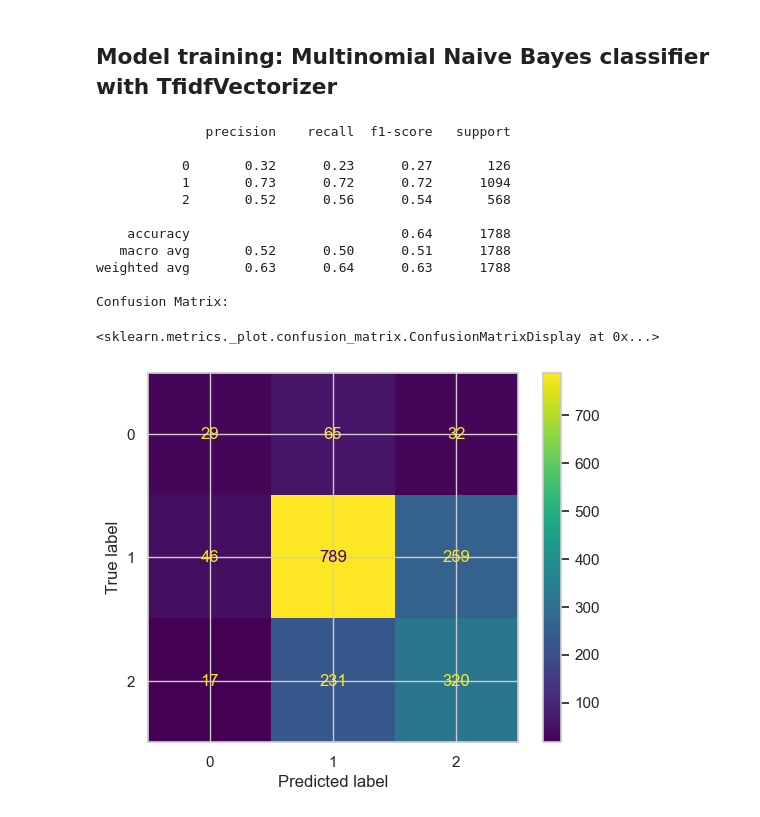
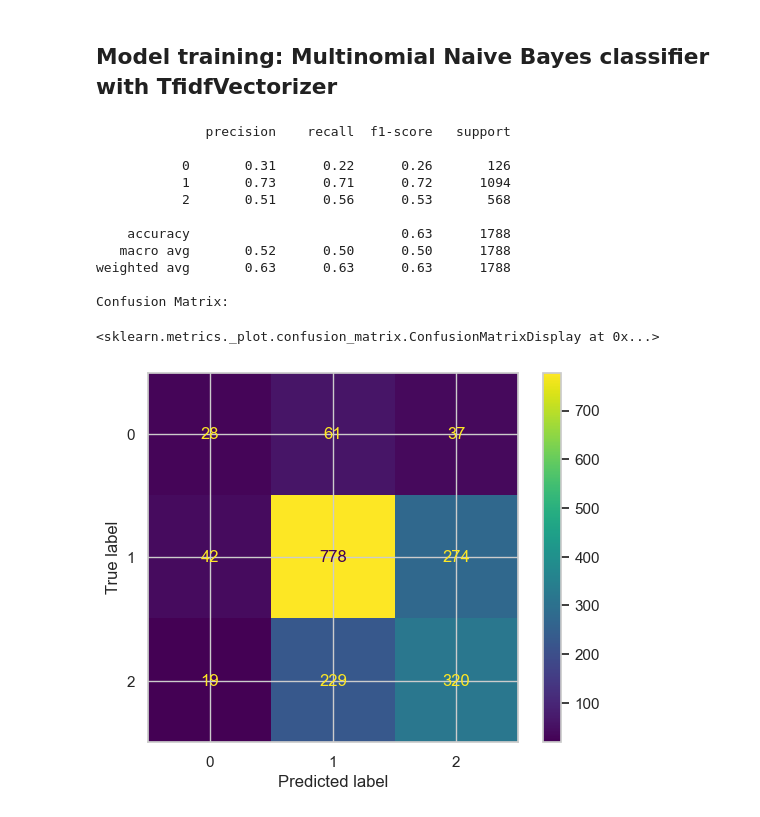
Before and after one commit to javo2/Test_operationnel, a Jupyter notebook: Notebook/Technical_test_Mohammed_Jawhar.ipynb, the cells around one changed output. Cells and saved outputs as stored; diff of their text form; code cells hidden in the pictures.

```diff
--- a/Notebook/Technical_test_Mohammed_Jawhar.ipynb
+++ b/Notebook/Technical_test_Mohammed_Jawhar.ipynb
@@ -679,6 +668,2 @@ array(['aapl', 'able', 'absolutely', ..., 'ûªll', 'ûªre', 'ûïcheck'],
 # %%
 # Performing classification
-# %%
-classifier = svm.SVC(kernel='poly')
-classifier.fit(train_bow, y_train)
-y_pred_svm = classifier.predict(test_bow)
@@ -709,18 +670,17 @@ weighted avg       0.68      0.68      0.64      1788
 # %%
 from sklearn.pipeline import Pipeline
 
-pipeline_base = Pipeline([
+pipeline_base_svm = Pipeline([
     ('vect', TfidfVectorizer(max_features=2000, analyzer='word')),
-    ('clf', svm.SVC(kernel='poly')),
-])
-pipeline_base.fit(X_train, y_train)
-y_pred_svm = pipeline_base.predict(X_test)
+    ('clf', svm.SVC(kernel='poly'))])
+pipeline_base_svm.fit(X_train, y_train)
+y_pred_svm = pipeline_base_svm.predict(X_test)
 print(classification_report(y_test, y_pred_svm))
 
 #Plot confusin matrix
 print("Confusion Matrix:")
 cm = confusion_matrix(y_test, y_pred_svm)
-disp = ConfusionMatrixDisplay(confusion_matrix=cm, display_labels=pipeline_base['clf'].classes_)
+disp = ConfusionMatrixDisplay(confusion_matrix=cm, display_labels=pipeline_base_svm['clf'].classes_)
 disp.plot()
 # %% [output]
               precision    recall  f1-score   support
@@ -741,30 +754,30 @@ Confusion Matrix:
 # %%
 from sklearn.pipeline import Pipeline
 
-pipeline_base = Pipeline([
-    ('vect', CountVectorizer(max_features=2500, analyzer='word')),
-    ('clf', MultinomialNB()),
+pipeline_base_NB = Pipeline([
+    ('vect', CountVectorizer(max_features=2000, analyzer='word')),
+    ('clf', MultinomialNB())
 ])
-pipeline_base.fit(X_train, y_train)
-y_pred_NB = pipeline_base.predict(X_test)
+pipeline_base_NB.fit(X_train, y_train)
+y_pred_NB = pipeline_base_NB.predict(X_test)
 print(classification_report(y_test, y_pred_NB))
 
 #Plot confusin matrix
 print("Confusion Matrix:")
 cm = confusion_matrix(y_test, y_pred_NB)
-disp = ConfusionMatrixDisplay(confusion_matrix=cm, display_labels=pipeline_base['clf'].classes_)
+disp = ConfusionMatrixDisplay(confusion_matrix=cm, display_labels=pipeline_base_NB['clf'].classes_)
 disp.plot()
 # %% [output]
               precision    recall  f1-score   support
 
-           0       0.32      0.23      0.27       126
-           1       0.73      0.72      0.72      1094
-           2       0.52      0.56      0.54       568
+           0       0.31      0.22      0.26       126
+           1       0.73      0.71      0.72      1094
+           2       0.51      0.56      0.53       568
 
-    accuracy                           0.64      1788
-   macro avg       0.52      0.50      0.51      1788
-weighted avg       0.63      0.64      0.63      1788
+    accuracy                           0.63      1788
+   macro avg       0.52      0.50      0.50      1788
+weighted avg       0.63      0.63      0.63      1788
 
 Confusion Matrix:
 <sklearn.metrics._plot.confusion_matrix.ConfusionMatrixDisplay at 0x...>
-[figure, old version]
+[figure, new version]
```
Also changed, not shown: parts of 12 cells of this notebook.
